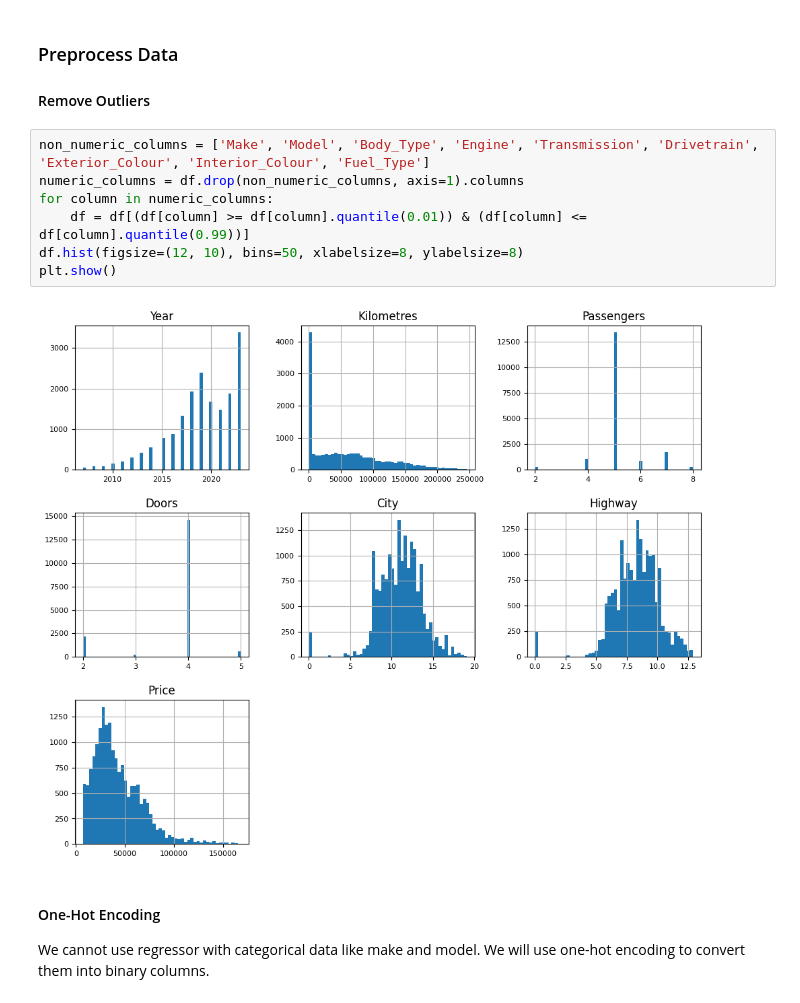
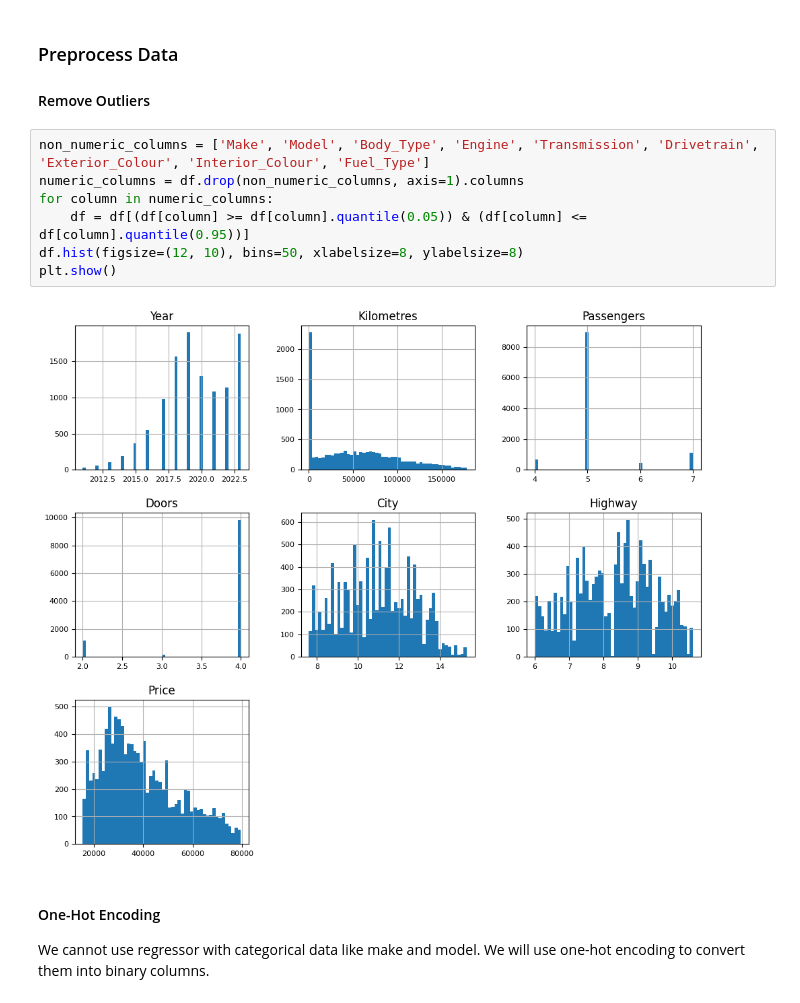
Before and after one commit to cyjimmy/my-jupyter-notebook, a Jupyter notebook: CarPrice/cardPrice.ipynb, the cells around one changed output. Drawn from its saved outputs; the diff is of its cells as text.

```diff
--- a/CarPrice/cardPrice.ipynb
+++ b/CarPrice/cardPrice.ipynb
@@ -45,12 +45,12 @@ Based on the plots, we can see there are outliers impacting the distribution. Fo
 # %%
 non_numeric_columns = ['Make', 'Model', 'Body_Type', 'Engine', 'Transmission', 'Drivetrain', 'Exterior_Colour', 'Interior_Colour', 'Fuel_Type']
 numeric_columns = df.drop(non_numeric_columns, axis=1).columns
 for column in numeric_columns:
-    df = df[(df[column] >= df[column].quantile(0.01)) & (df[column] <= df[column].quantile(0.99))]
+    df = df[(df[column] >= df[column].quantile(0.05)) & (df[column] <= df[column].quantile(0.95))]
 df.hist(figsize=(12, 10), bins=50, xlabelsize=8, ylabelsize=8)
 plt.show()
 # %% [output]
-[figure, old version]
+[figure, new version]
 # %% [markdown]
 #### One-Hot Encoding
 We cannot use regressor with categorical data like make and model. We will use one-hot encoding to convert them into binary columns.
```
Also changed, not shown: parts of 3 cells of this notebook.
